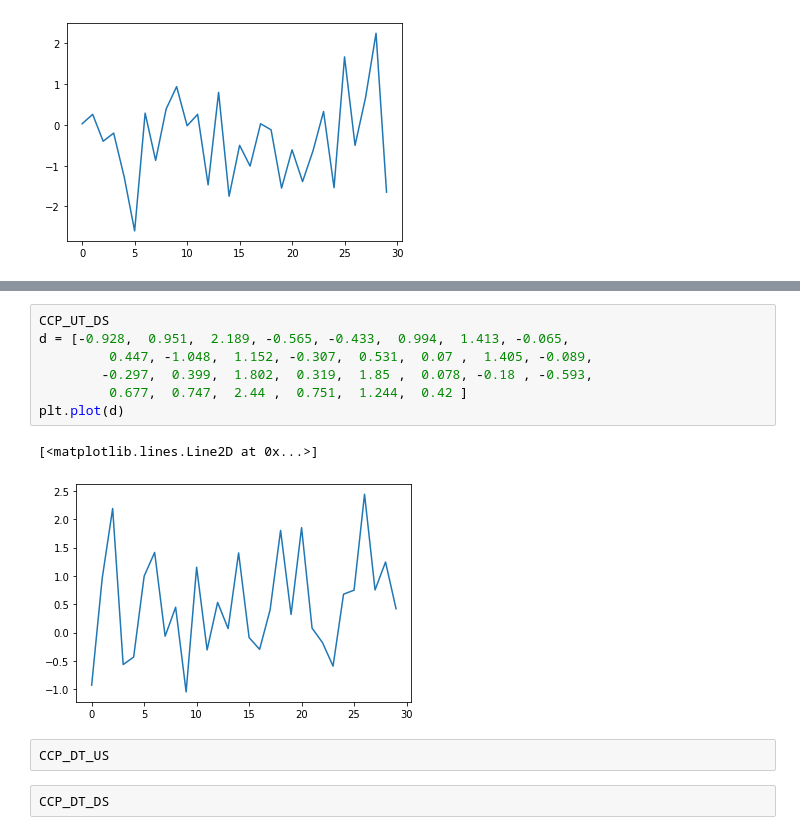
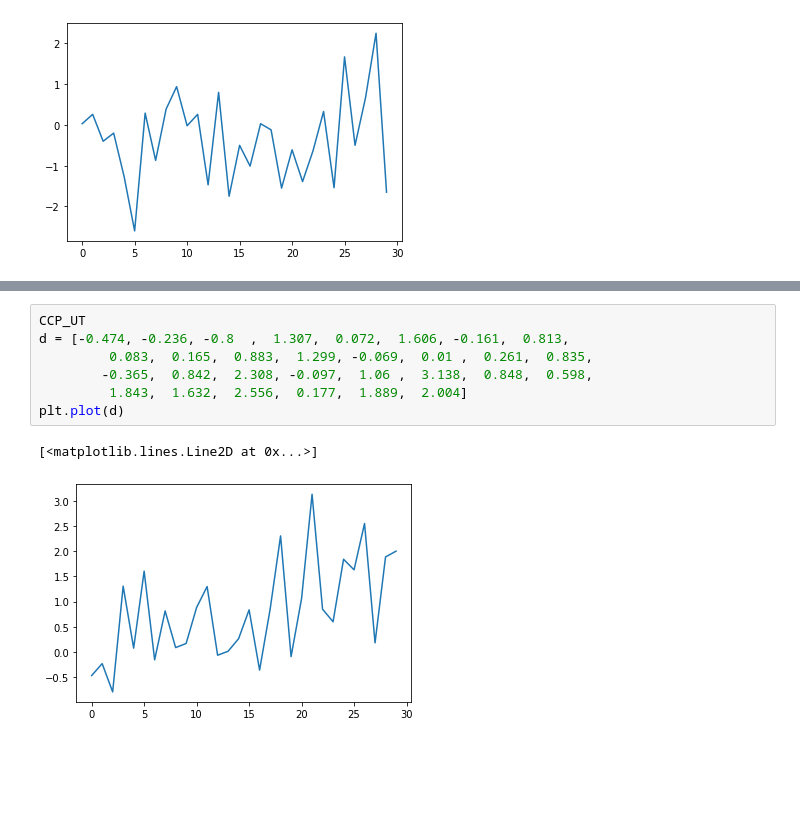
Before and after one commit to shiunru/M10821053, a Jupyter notebook: montecarlo.ipynb, the cells around one changed output, grey strips where cells are left out. Cells and saved outputs as stored; diff of their text form; blank space fills up the shorter version.

```diff
--- a/montecarlo.ipynb
+++ b/montecarlo.ipynb
@@ -113,14 +33,10 @@ plt.plot(d)
-# %%
-CCP_UT_DS
-d = [-0.928,  0.951,  2.189, -0.565, -0.433,  0.994,  1.413, -0.065,
-         0.447, -1.048,  1.152, -0.307,  0.531,  0.07 ,  1.405, -0.089,
-        -0.297,  0.399,  1.802,  0.319,  1.85 ,  0.078, -0.18 , -0.593,
-         0.677,  0.747,  2.44 ,  0.751,  1.244,  0.42 ]
-plt.plot(d)
-# %% [output]
-[<matplotlib.lines.Line2D at 0x...>]
-[figure, removed]
-# %%
-CCP_DT_US
-# %%
-CCP_DT_DS
+# %%
+CCP_UT
+d = [-0.474, -0.236, -0.8  ,  1.307,  0.072,  1.606, -0.161,  0.813,
+         0.083,  0.165,  0.883,  1.299, -0.069,  0.01 ,  0.261,  0.835,
+        -0.365,  0.842,  2.308, -0.097,  1.06 ,  3.138,  0.848,  0.598,
+         1.843,  1.632,  2.556,  0.177,  1.889,  2.004]
+plt.plot(d)
+# %% [output]
+[<matplotlib.lines.Line2D at 0x...>]
+[figure, added]
```
Also changed, not shown: parts of 22 cells of this notebook, 2 other files.
